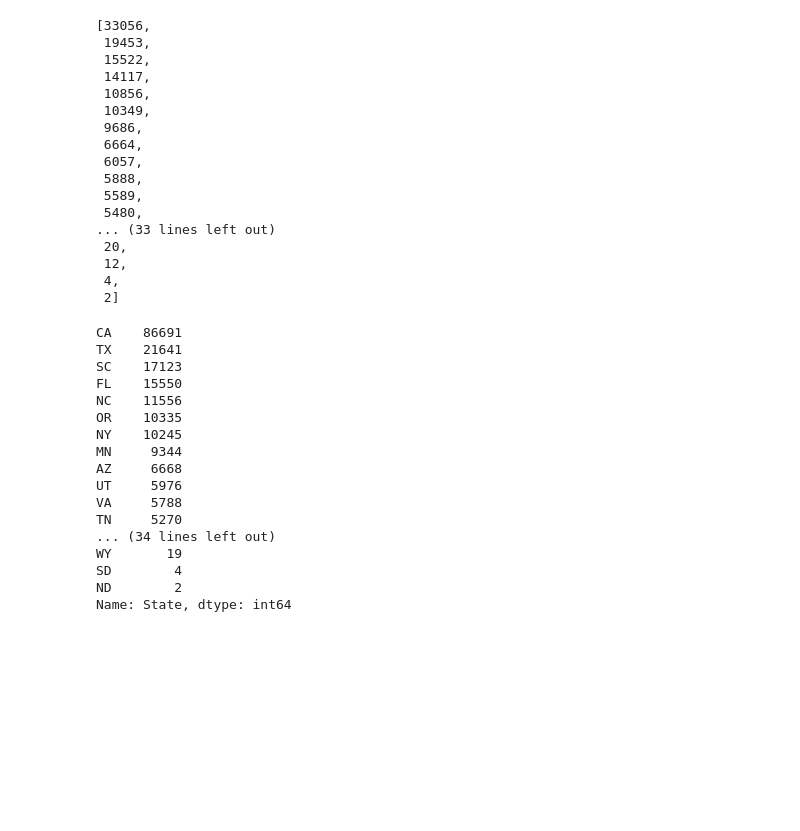
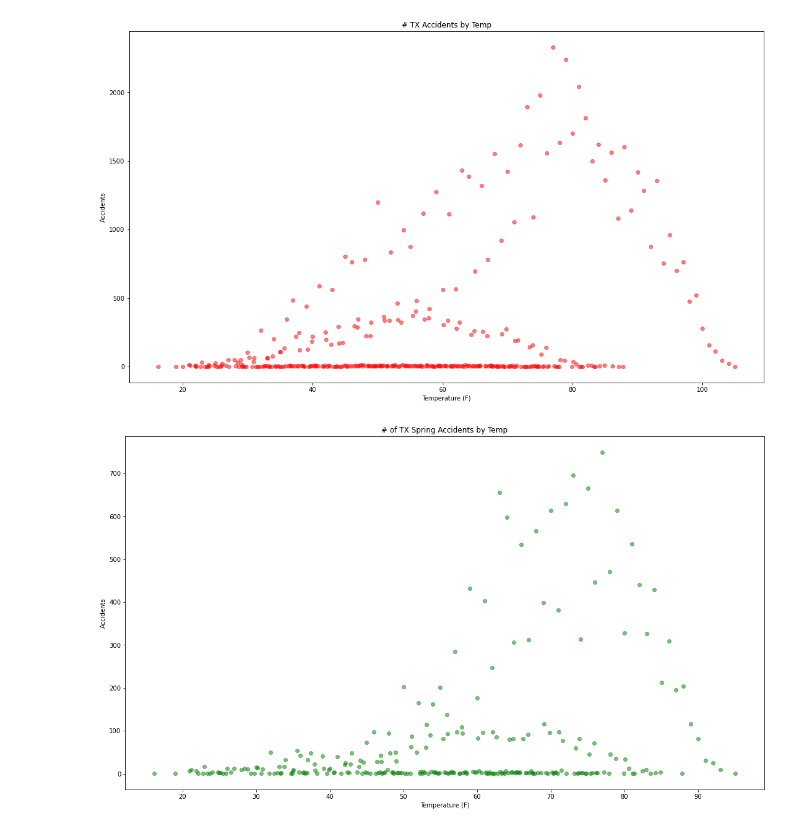
Before and after one commit to gamem001/us_accident_trends, a Jupyter notebook: andrews_new.ipynb, the cells around one changed output. Cells and saved outputs as stored; diff of their text form; code cells hidden in the pictures; blank space fills up the shorter version.

```diff
--- a/andrews_new.ipynb
+++ b/andrews_new.ipynb
@@ -11,4 +11,4 @@ from matplotlib import pyplot as plt
 # %%
 file_path = 'final_accident_df.csv'
 accident_df = pd.read_csv(file_path)
-accident_df
+us_total_accidents = accident_df['Date'].count()
@@ -51,47 +18,9 @@ spring_count
 # %%
 summer_dates_df = accident_df[(accident_df['Date'] >= '2019-06-01') & (accident_df['Date'] <= '2019-08-31')]
-summer_count = list(summer_dates_df['State'].value_counts())
-summer_count
+us_summer = summer_dates_df['Date'].count()
-# %% [output]
-[33056,
- 19453,
- 15522,
- 14117,
- 10856,
- 10349,
- 9686,
- 6664,
- 6057,
- 5888,
- 5589,
- 5480,
-... (33 lines left out)
- 20,
- 12,
- 4,
- 2]
 # %%
 fall_dates_df = accident_df[(accident_df['Date'] >= '2019-09-01') & (accident_df['Date'] <= '2019-11-31')]
-fall_count = (fall_dates_df['State'].value_counts())
-fall_count
+us_fall = fall_dates_df['Date'].count()
-# %% [output]
-CA    86691
-TX    21641
-SC    17123
-FL    15550
-NC    11556
-OR    10335
-NY    10245
-MN     9344
-AZ     6668
-UT     5976
-VA     5788
-TN     5270
-... (34 lines left out)
-WY       19
-SD        4
-ND        2
-Name: State, dtype: int64
 # %%
 winter_dates_1 = accident_df[(accident_df['Date'] >= '2019-12-01') & (accident_df['Date'] <= '2019-12-31')]
 winter_dates_2 = accident_df[(accident_df['Date'] >= '2019-01-01') & (accident_df['Date'] <= '2019-02-28')]
@@ -101,0 +30,34 @@ winter_count = list(winter_dates)
+# %%
+#TX TOTAL
+tx_total = accident_df.loc[accident_df.State == 'TX', :]
+tx_total_accidents = tx_total['Date'].count()
+tx_total_pct = (tx_total_accidents / us_total_accidents) * 100
+tx_total_pct
+tx_accidents_vs_tx_weather = tx_total.groupby("Temperature(F)").count()['City']
+tx_accidents_vs_tx_weather = tx_accidents_vs_tx_weather.reset_index()
+fig, ax = plt.subplots()
+ax.scatter(tx_accidents_vs_tx_weather['Temperature(F)'], tx_accidents_vs_tx_weather['City'] , color='red', alpha = 0.5)
+ax.set_xlabel('Temperature (F)')
+ax.set_ylabel('Accidents')
+ax.set_title('# TX Accidents by Temp')
+fig.set_size_inches(18.5, 10.5)
+plt.show()
+# %% [output]
+[figure, added]
+# %%
+#TX SPRING
+tx_spring = spring_dates_df.loc[spring_dates_df.State == 'TX', : ]
+tx_spring_accidents = tx_spring['Date'].count()
+tx_spring_pct = (tx_spring_accidents / us_spring) * 100
+tx_spring_pct
+tx_accidents_vs_tx_weather = tx_spring.groupby("Temperature(F)").count()['City']
+tx_accidents_vs_tx_weather = tx_accidents_vs_tx_weather.reset_index()
+fig, ax = plt.subplots()
+ax.scatter(tx_accidents_vs_tx_weather['Temperature(F)'], tx_accidents_vs_tx_weather['City'] , color='green', alpha = 0.5)
+ax.set_xlabel('Temperature (F)')
+ax.set_ylabel('Accidents')
+ax.set_title('# of TX Spring Accidents by Temp')
+fig.set_size_inches(18.5, 10.5)
+plt.show()
+# %% [output]
+[figure, added]
```
Also changed, not shown: parts of 21 cells of this notebook, 2 other files.
